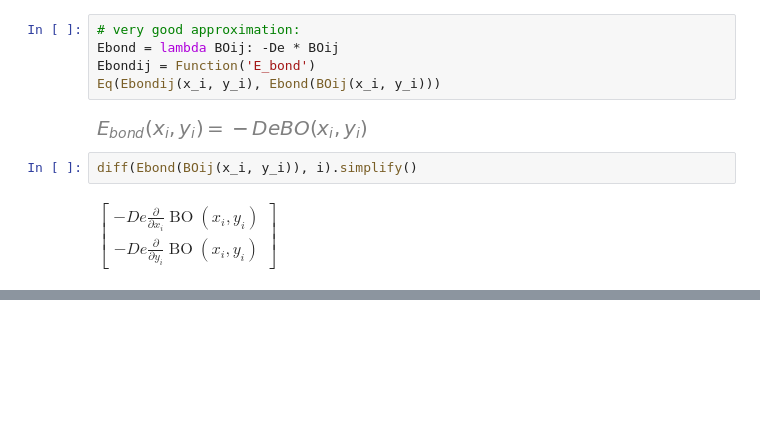
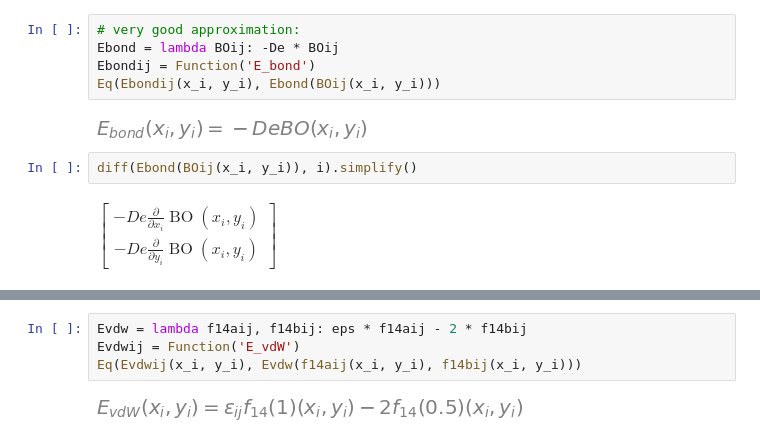
Before and after one commit to JakobBruenker/vulkan-molecules, a Jupyter notebook: math/ReaxFF.ipynb, the cells around one changed output, grey strips where cells are left out. Drawn from its saved outputs; the diff is of its cells as text; blank space fills up the shorter version.

```diff
--- a/math/ReaxFF.ipynb
+++ b/math/ReaxFF.ipynb
@@ -181,0 +213,6 @@ $\displaystyle \left[\begin{matrix}- De \frac{\partial}{\partial x_{i}} \operato
+# %%
+Evdw = lambda f14aij, f14bij: eps * f14aij - 2 * f14bij
+Evdwij = Function('E_vdW')
+Eq(Evdwij(x_i, y_i), Evdw(f14aij(x_i, y_i), f14bij(x_i, y_i)))
+# %% [output]
+[figure, added]
```
Also changed, not shown: parts of 7 cells of this notebook, 2 other files.
